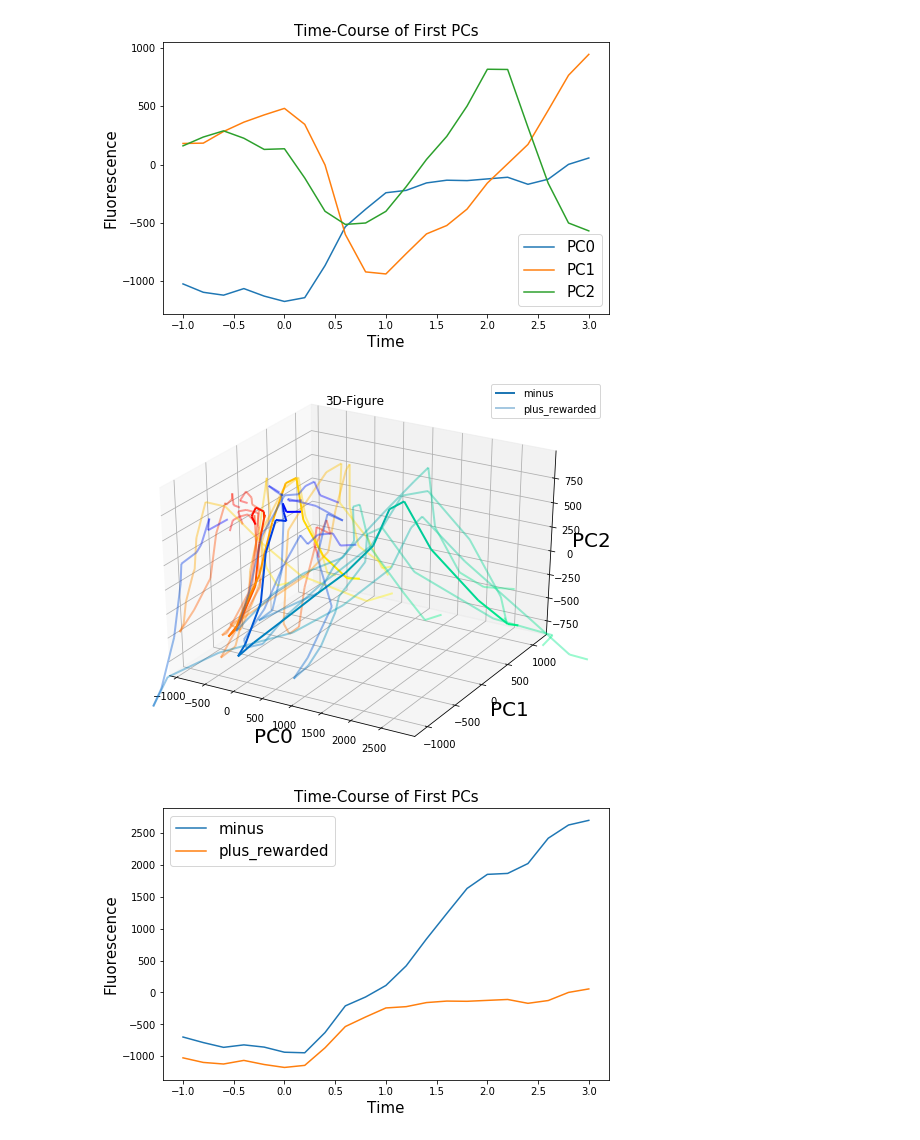
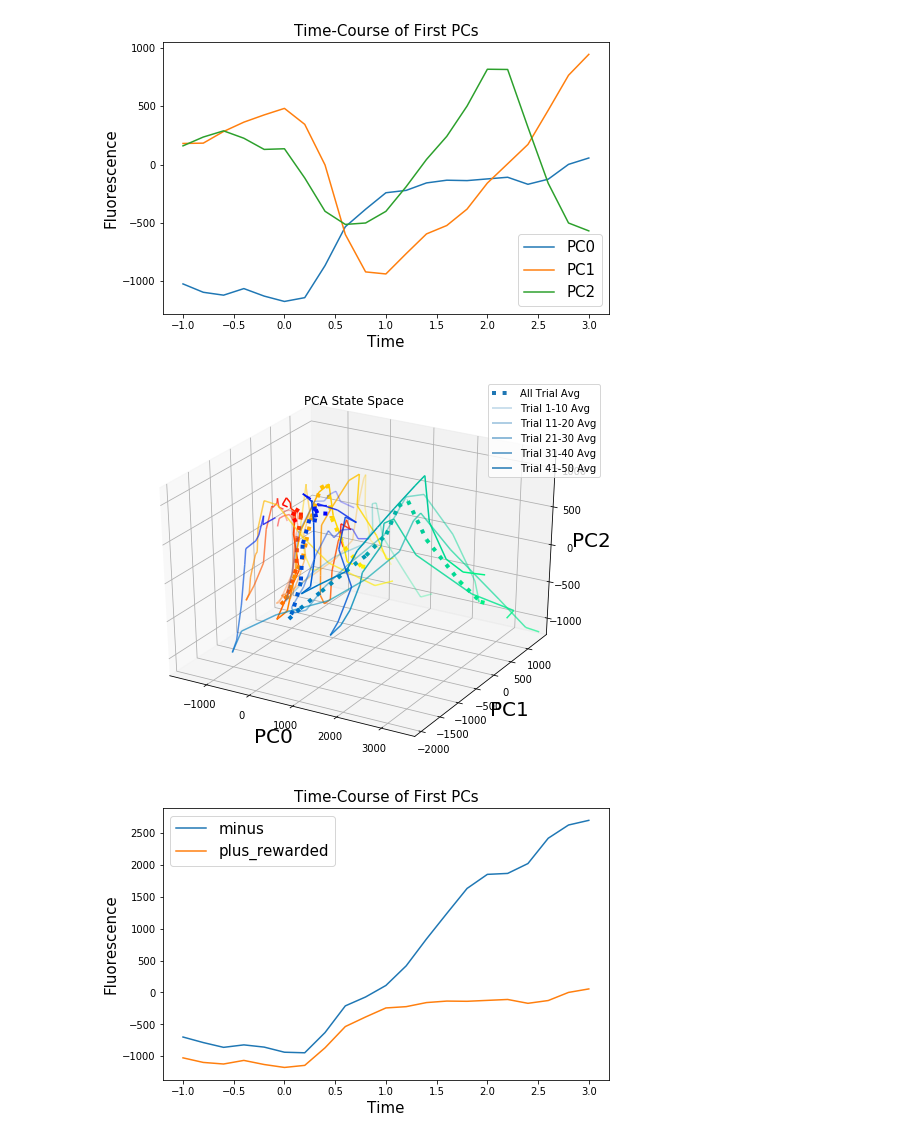
Before and after one commit to zhounapeuw/nape_tca_nn, a Jupyter notebook: tca.ipynb, the cells around one changed output. Drawn from its saved outputs; the diff is of its cells as text; code cells hidden in the pictures.

Commit message:
trial groups encoded in color; cleaned up state space code

```diff
--- a/tca.ipynb
+++ b/tca.ipynb
@@ -200,12 +205,11 @@ def update_lims(new_lims, old_lims = None):
 
     for min_max in [0, 1]: # indices where 0 for min, 1 for max
 
-        if old_lims == None:
-            updated_lims[min_max] = new_lims[min_max]
-        if new_lims[min_max] < old_lims[min_max]:
+        if old_lims is None:
             updated_lims[min_max] = new_lims[min_max]
         else:
-            updated_lims[min_max] = old_lims[min_max]
+            compare = [old_lims[min_max], new_lims[min_max]]
+            updated_lims[min_max] = compare[np.argmax(np.abs(compare))]
 
     return updated_lims
 # %%
@@ -215,7 +219,7 @@ class plot_3d_state_space():
 
         return self
 # %%
-def make_line_collection(x, y, z, color_encode, cmap, trial = False):
+def make_line_collection(x, y, z, color_encode, cmap, trial = False, alpha = 1.0):
 
     # Create a set of line segments
     points = np.array([x, y, z]).T.reshape(-1, 1, 3)
@@ -225,73 +229,100 @@ def make_line_collection(x, y, z, color_encode, cmap, trial = False):
     lc = Line3DCollection(segments, cmap=plt.get_cmap(cmap),
                         norm=plt.Normalize(np.min(color_encode), np.max(color_encode))) # set LUT for segment colors
     lc.set_array(color_encode) # set the dimension and values for color encoding
-    lc.set_linewidth(2)
 
+
+    # all trial averaged lines will have markers
+    if trial == False:
+        lc.set_linestyle(':')
+        lc.set_linewidth(4)
+
+    # trial group lines should encode segment number in alpha
     if trial == True:
-        lc.set_alpha(0.4)
+        lc.set_alpha(alpha)
+        lc.set_linewidth(1.5)
 
     return lc
 # %%
 %matplotlib inline
 
+# container to store data relevant to the 3d plot
 s_space_dict = {}
 s_space_dict['line_cmaps'] = ['autumn','winter']
 
-# make the line segment objects before plotting
+# determine alpha for each trial (encoding time block)
+trial_group_alphas = np.linspace(0.3, 1, num_avg_groups)
+
+# loop through conditions
 for idx_condition, condition in enumerate(conditions):
 
-    s_space_dict[condition] = {}
-
+    # set up variables for this condition
+    s_space_dict[condition] = {} # sub-dict for condition-specific data
     n = data_dict[condition]['num_samples'] # number of data points
-    cmap_lc = s_space_dict['line_cmaps'][idx_condition]
+    cmap_lc = s_space_dict['line_cmaps'][idx_condition] # grab this condition's line cmap
 
     #set x,y,z, time data
     x = data_dict[condition]['Xt'][:,0]
     y = data_dict[condition]['Xt'][:,1]
     z = data_dict[condition]['Xt'][:,2]
-    svec = np.arange(0,n) # important for encoding color as time
-
-    # USER DEFINE: which dimension to encode color
+    svec = np.arange(0,n) # sample vector; important for encoding color as time
+    # USER DEFINE: which dimension to encode color; can be x, y, z, svec
     color_encode = svec
 
-    # CZ - need to have this update
-    xlim = [np.min(x)*1.1, np.max(x)*1.1]; ylim = [np.min(y)*1.1, np.max(y)*1.1]; zlim = [np.min(z)*1.1, np.max(z)*1.1]
+    # update x,y,z limits based on this condition's data
+    if idx_condition == 0:
+        xlim = [np.min(x), np.max(x)]; ylim = [np.min(y), np.max(y)]; zlim = [np.min(z), np.max(z)]
+    else:
+        xlim = update_lims([np.min(x), np.max(x)], xlim);
+        ylim = update_lims([np.min(y), np.max(y)], ylim);
+        zlim = update_lims([np.min(z), np.max(z)], zlim);
 
+    ### Create line segment objects for ALL TRIAL-AVGED DATA ###
     s_space_dict[condition]['line_collect'] = make_line_collection(x, y, z, color_encode, cmap_lc)
 
-    ### create segments for trials
+    ### Create line segment objects for TRIAL-BLOCKED/GROUPED DATA ###
     s_space_dict[condition]['line_collect_trial'] = {}
     for idx, trial in enumerate(data_dict[condition]['Xt_trial']):
 
-        trial_lc = make_line_collection(trial[:,0], trial[:,1], trial[:,2], color_encode, cmap_lc, trial = True)
+        # make the line segment object for this trial group
+        s_space_dict[condition]['line_collect_trial'][idx] = make_line_collection(trial[:,0], trial[:,1], trial[:,2],
+                                                                                  color_encode,
+                                                                                  cmap_lc,
+                                                                                  trial = True,
+                                                                                  alpha = trial_group_alphas[idx])
 
-        s_space_dict[condition]['line_collect_trial'][idx] = trial_lc
+        # update x,y,z limits based on this "trial's" data
+        xlim = update_lims([np.min(trial[:,0]), np.max(trial[:,0])], xlim);
+        ylim = update_lims([np.min(trial[:,1]), np.max(trial[:,1])], ylim);
+        zlim = update_lims([np.min(trial[:,2]), np.max(trial[:,2])], zlim);
 
 # create plot and set attributes
 fig = plt.figure(figsize = (9,7))
 ax = fig.gca(projection='3d')
 ax.set_xlim(xlim)
 ax.set_ylim(ylim)
 ax.set_zlim(zlim)
-plt.title('3D-Figure')
+plt.title('PCA State Space')
 ax.set_xlabel('PC0', fontsize = 20); ax.set_ylabel('PC1', fontsize = 20); ax.set_zlabel('PC2', fontsize = 20);
 
 # plot the line segments
 for condition in conditions:
 
+    # for all trial-avged data
     ax.add_collection3d(s_space_dict[condition]['line_collect'], zs=z, zdir='z')
 
-    for trial in s_space_dict[condition]['line_collect_trial'].values():
+    # for trial group data
+    for trial_lc in s_space_dict[condition]['line_collect_trial'].values():
 
-        ax.add_collection3d(trial, zs=z, zdir='z')
+        ax.add_collection3d(trial_lc, zs=z, zdir='z')
 
-ax.legend(conditions);
+ax.legend(['All Trial Avg','Trial 1-10 Avg','Trial 11-20 Avg',
+           'Trial 21-30 Avg','Trial 31-40 Avg','Trial 41-50 Avg']);
 
 #save plot
 #plt.savefig('3D_Line.png', dpi=600, facecolor='w', edgecolor='w',
 #            orientation='portrait')
 # %% [output]
-[figure, old version]
+[figure, new version]
 # %%
 plt.figure(figsize = (8,5))
 plt.plot(trial_tvec, data_dict['plus_rewarded']['Xt'][:,0])
```
Also changed, not shown: parts of 1 cell of this notebook.
